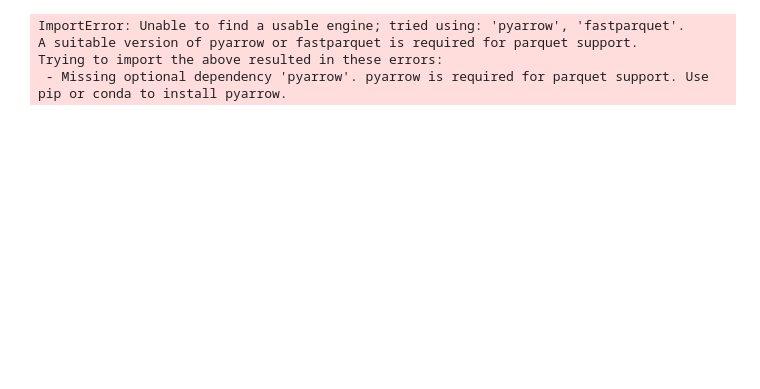
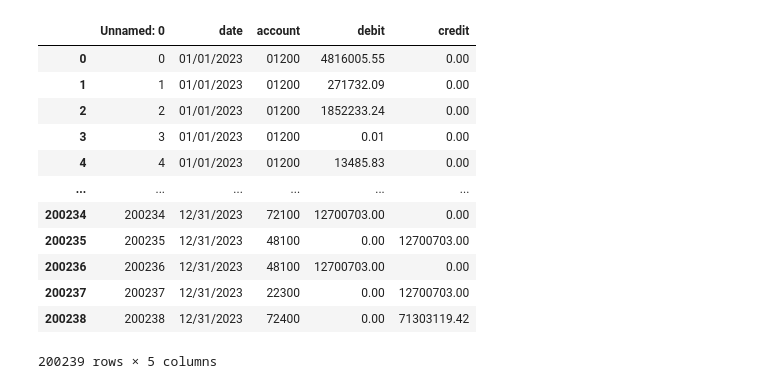
Before and after one commit to JovicaB/financial-ledger-analysis, a Jupyter notebook: notebooks/test.ipynb, the cells around one changed output. Drawn from its saved outputs; the diff is of its cells as text; code cells hidden in the pictures; blank space fills up the shorter version.

```diff
--- a/notebooks/test.ipynb
+++ b/notebooks/test.ipynb
@@ -4,9 +147,18 @@ import pandas as pd
 # %%
-journal_2019 = pd.read_csv('../data/csv/financial_journal_2019.csv', dtype={'account': str})
-
-journal_2019.to_parquet('../data/parquet/financial_journal_2019.parquet', index=False)
+df = pd.read_csv('../data/csv/financial_journal_2023.csv', dtype={'account': str})
-# %% [output]
-ImportError: Unable to find a usable engine; tried using: 'pyarrow', 'fastparquet'.
-A suitable version of pyarrow or fastparquet is required for parquet support.
-Trying to import the above resulted in these errors:
- - Missing optional dependency 'pyarrow'. pyarrow is required for parquet support. Use pip or conda to install pyarrow.
+# %%
+df
+# %% [output]
+|  | Unnamed: 0 | date | account | debit | credit |
+| 0 | 0 | 01/01/2023 | 01200 | 4816005.55 | 0.00 |
+| 1 | 1 | 01/01/2023 | 01200 | 271732.09 | 0.00 |
+| 2 | 2 | 01/01/2023 | 01200 | 1852233.24 | 0.00 |
+| 3 | 3 | 01/01/2023 | 01200 | 0.01 | 0.00 |
+| 4 | 4 | 01/01/2023 | 01200 | 13485.83 | 0.00 |
+| ... | ... | ... | ... | ... | ... |
+| 200234 | 200234 | 12/31/2023 | 72100 | 12700703.00 | 0.00 |
+| 200235 | 200235 | 12/31/2023 | 48100 | 0.00 | 12700703.00 |
+| 200236 | 200236 | 12/31/2023 | 48100 | 12700703.00 | 0.00 |
+| 200237 | 200237 | 12/31/2023 | 22300 | 0.00 | 12700703.00 |
+| 200238 | 200238 | 12/31/2023 | 72400 | 0.00 | 71303119.42 |
+200239 rows × 5 columns
```
Also changed, not shown: parts of 18 cells of this notebook, 17 other files.
